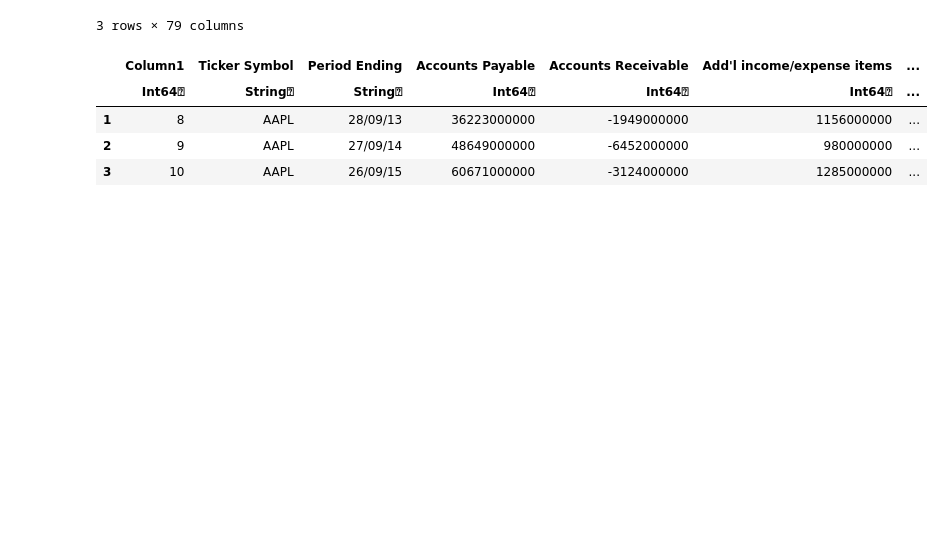
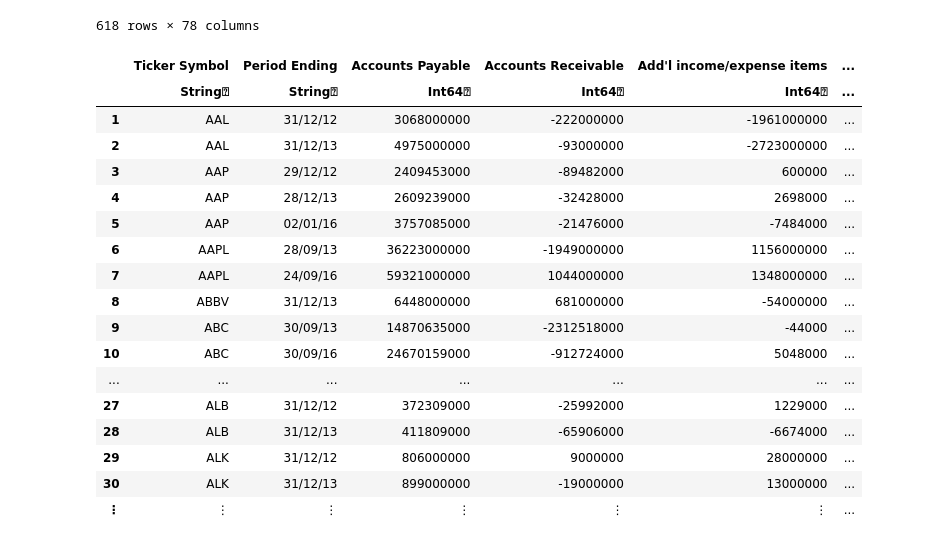
Before and after one commit to rtkg12/CS524-Financial-Optimization-Project, a Jupyter notebook: FP.ipynb, the cells around one changed output. Saved outputs shown, nothing was run; the diff lists cells and outputs as text; code cells hidden in the pictures; blank space fills up the shorter version.

```diff
--- a/FP.ipynb
+++ b/FP.ipynb
@@ -1,13 +1,26 @@
 # %%
 using CSV
-
-raw = CSV.read("fundamentals copy.csv");
+file = "./nyse/Fundamentals with Ratios FINAL/fundementals_with_ratios_training_set.csv"
+raw = CSV.read(file);
 
 raw
 # %% [output]
-3 rows × 79 columns
+618 rows × 78 columns
-|  | Column1 | Ticker Symbol | Period Ending | Accounts Payable | Accounts Receivable | Add'l income/expense items | ... |
-|  | Int64⍰ | String⍰ | String⍰ | Int64⍰ | Int64⍰ | Int64⍰ | ... |
-| 1 | 8 | AAPL | 28/09/13 | 36223000000 | -1949000000 | 1156000000 | ... |
-| 2 | 9 | AAPL | 27/09/14 | 48649000000 | -6452000000 | 980000000 | ... |
-| 3 | 10 | AAPL | 26/09/15 | 60671000000 | -3124000000 | 1285000000 | ... |
+|  | Ticker Symbol | Period Ending | Accounts Payable | Accounts Receivable | Add'l income/expense items | ... |
+|  | String⍰ | String⍰ | Int64⍰ | Int64⍰ | Int64⍰ | ... |
+| 1 | AAL | 31/12/12 | 3068000000 | -222000000 | -1961000000 | ... |
+| 2 | AAL | 31/12/13 | 4975000000 | -93000000 | -2723000000 | ... |
+| 3 | AAP | 29/12/12 | 2409453000 | -89482000 | 600000 | ... |
+| 4 | AAP | 28/12/13 | 2609239000 | -32428000 | 2698000 | ... |
+| 5 | AAP | 02/01/16 | 3757085000 | -21476000 | -7484000 | ... |
+| 6 | AAPL | 28/09/13 | 36223000000 | -1949000000 | 1156000000 | ... |
+| 7 | AAPL | 24/09/16 | 59321000000 | 1044000000 | 1348000000 | ... |
+| 8 | ABBV | 31/12/13 | 6448000000 | 681000000 | -54000000 | ... |
+| 9 | ABC | 30/09/13 | 14870635000 | -2312518000 | -44000 | ... |
+| 10 | ABC | 30/09/16 | 24670159000 | -912724000 | 5048000 | ... |
+| ... | ... | ... | ... | ... | ... | ... |
+| 27 | ALB | 31/12/12 | 372309000 | -25992000 | 1229000 | ... |
+| 28 | ALB | 31/12/13 | 411809000 | -65906000 | -6674000 | ... |
+| 29 | ALK | 31/12/12 | 806000000 | 9000000 | 28000000 | ... |
+| 30 | ALK | 31/12/13 | 899000000 | -19000000 | 13000000 | ... |
+| ⋮ | ⋮ | ⋮ | ⋮ | ⋮ | ⋮ | ... |
```
Also changed, not shown: parts of 6 cells of this notebook.
